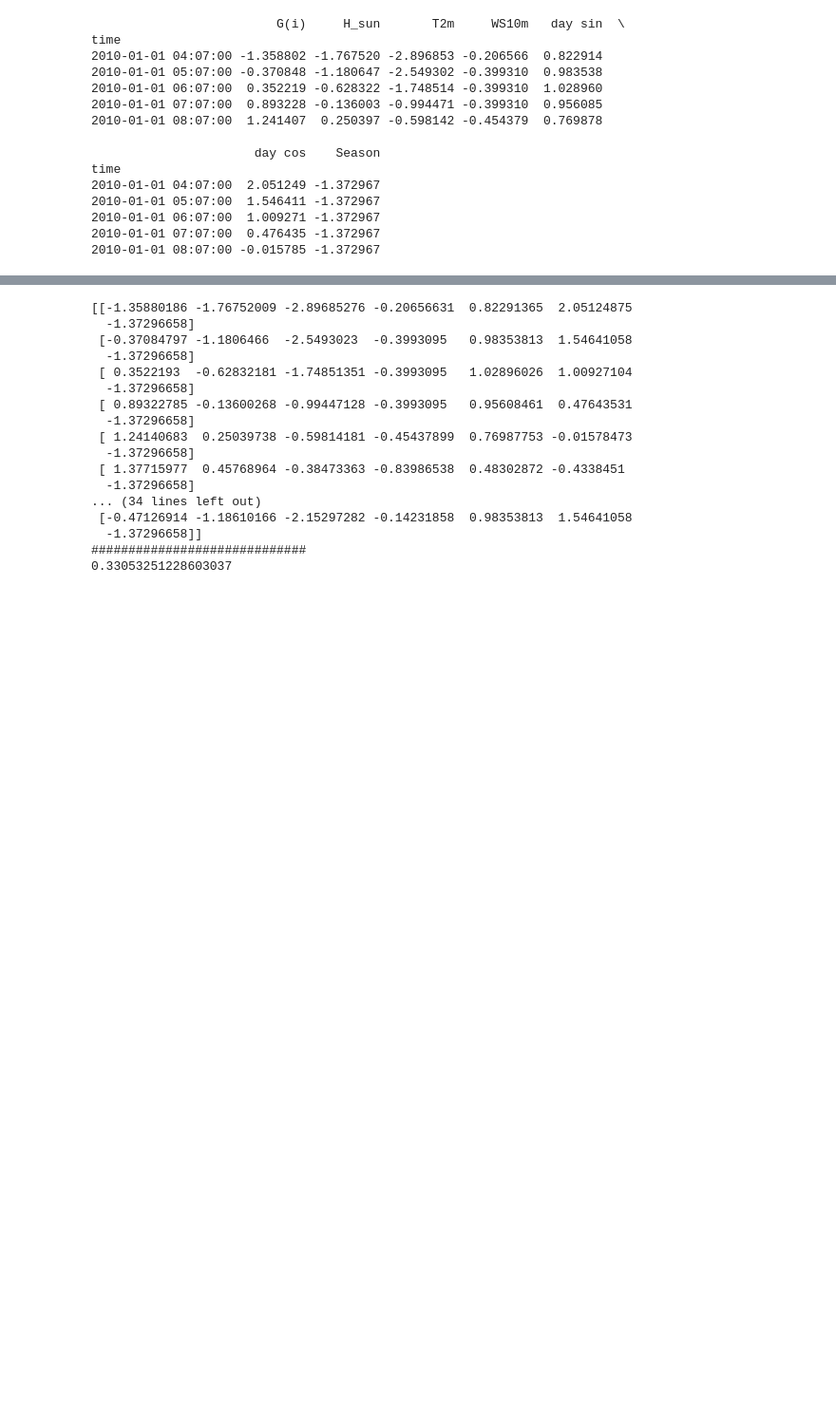
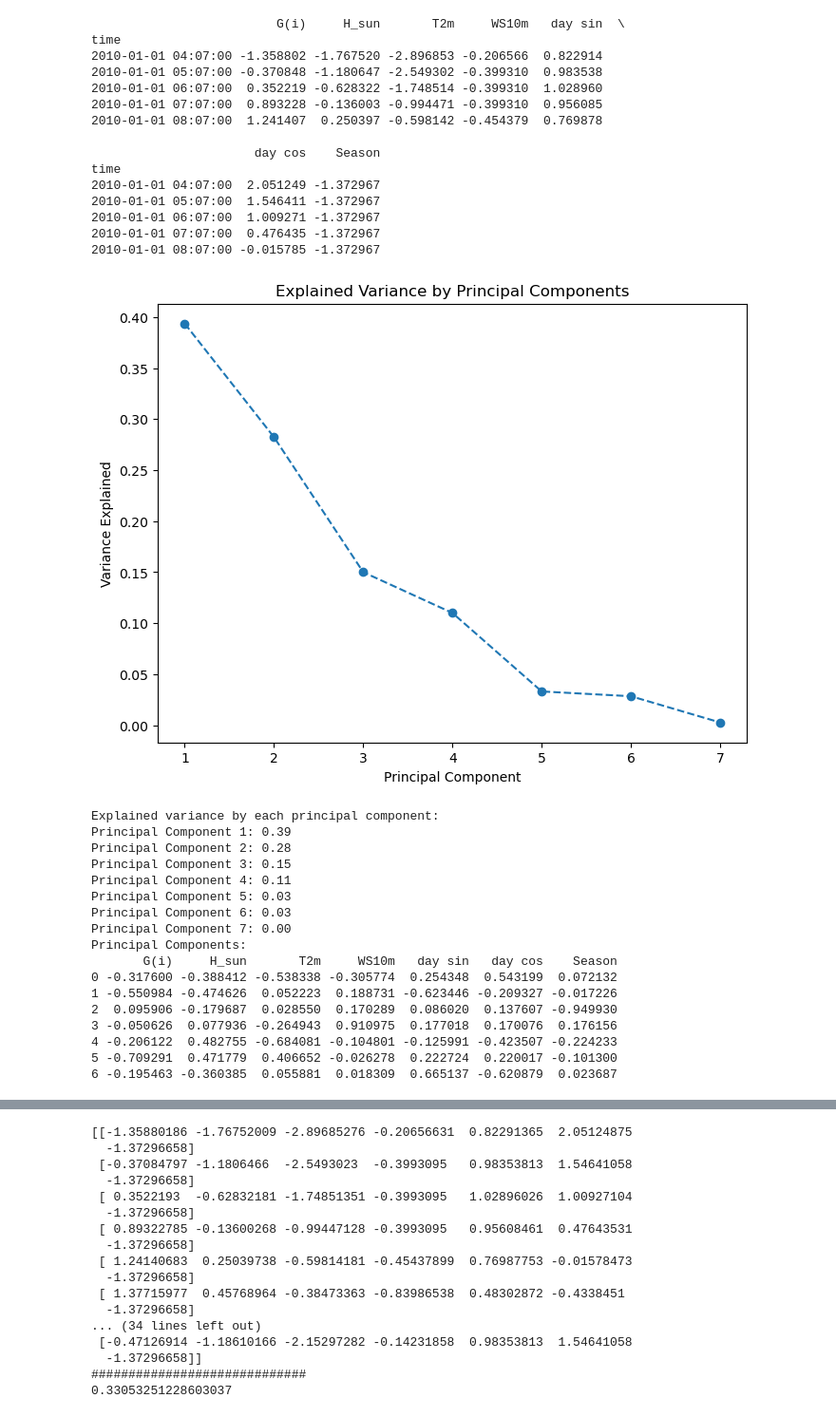
Before and after one commit to tsegaimerhawi/PV-prediction, a Jupyter notebook: WF-G(i).ipynb, the cells around one changed output, grey strips where cells are left out. Shown at 95% size. Cells and saved outputs as stored; diff of their text form; code cells hidden in the pictures; blank space fills up the shorter version.

```diff
--- a/WF-G(i).ipynb
+++ b/WF-G(i).ipynb
@@ -361,3 +311,47 @@ time
 2010-01-01 06:07:00  1.009271 -1.372967
 2010-01-01 07:07:00  0.476435 -1.372967
 2010-01-01 08:07:00 -0.015785 -1.372967
+# %%
+pca = PCA(n_components=None)  # Setting n_components=None keeps all components
+pca.fit(scaled_df)
+
+# Step 3: Transform the data
+data_pca = pca.transform(scaled_df)
+
+# Step 4: Explained variance plot
+plt.figure(figsize=(8, 6))
+plt.plot(range(1, len(pca.explained_variance_ratio_) + 1), pca.explained_variance_ratio_, marker='o', linestyle='--')
+plt.xlabel('Principal Component')
+plt.ylabel('Variance Explained')
+plt.title('Explained Variance by Principal Components')
+plt.show()
+
+# Print the explained variance of each component
+print("Explained variance by each principal component:")
+for i, var in enumerate(pca.explained_variance_ratio_):
+    print(f"Principal Component {i + 1}: {var:.2f}")
+
+# Step 5: Optionally, you can create a DataFrame of the PCA components
+# This shows how much each original feature contributes to each principal component
+pca_df = pd.DataFrame(pca.components_, columns=df_multi.columns)
+print("Principal Components:")
+print(pca_df)
+# %% [output]
+[figure, added]
+Explained variance by each principal component:
+Principal Component 1: 0.39
+Principal Component 2: 0.28
+Principal Component 3: 0.15
+Principal Component 4: 0.11
+Principal Component 5: 0.03
+Principal Component 6: 0.03
+Principal Component 7: 0.00
+Principal Components:
+       G(i)     H_sun       T2m     WS10m   day sin   day cos    Season
+0 -0.317600 -0.388412 -0.538338 -0.305774  0.254348  0.543199  0.072132
+1 -0.550984 -0.474626  0.052223  0.188731 -0.623446 -0.209327 -0.017226
+2  0.095906 -0.179687  0.028550  0.170289  0.086020  0.137607 -0.949930
+3 -0.050626  0.077936 -0.264943  0.910975  0.177018  0.170076  0.176156
+4 -0.206122  0.482755 -0.684081 -0.104801 -0.125991 -0.423507 -0.224233
+5 -0.709291  0.471779  0.406652 -0.026278  0.222724  0.220017 -0.101300
+6 -0.195463 -0.360385  0.055881  0.018309  0.665137 -0.620879  0.023687
```
Also changed, not shown: parts of 25 cells of this notebook.
